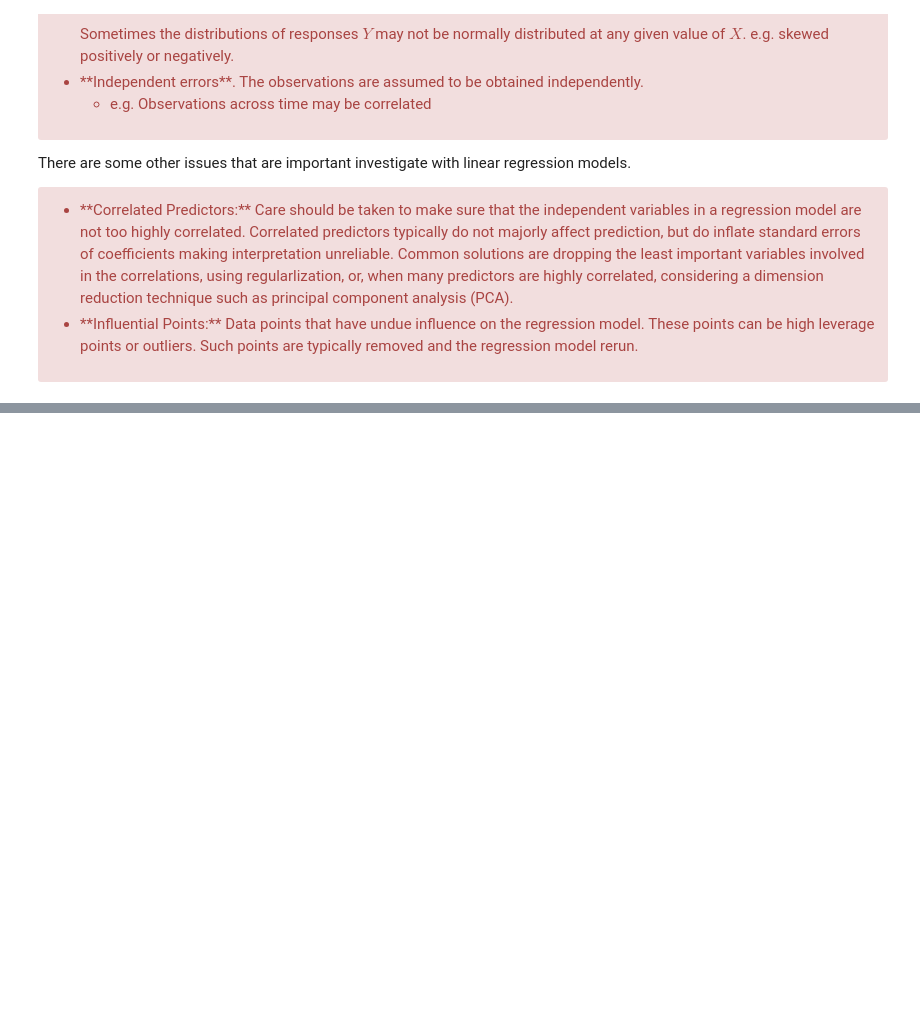
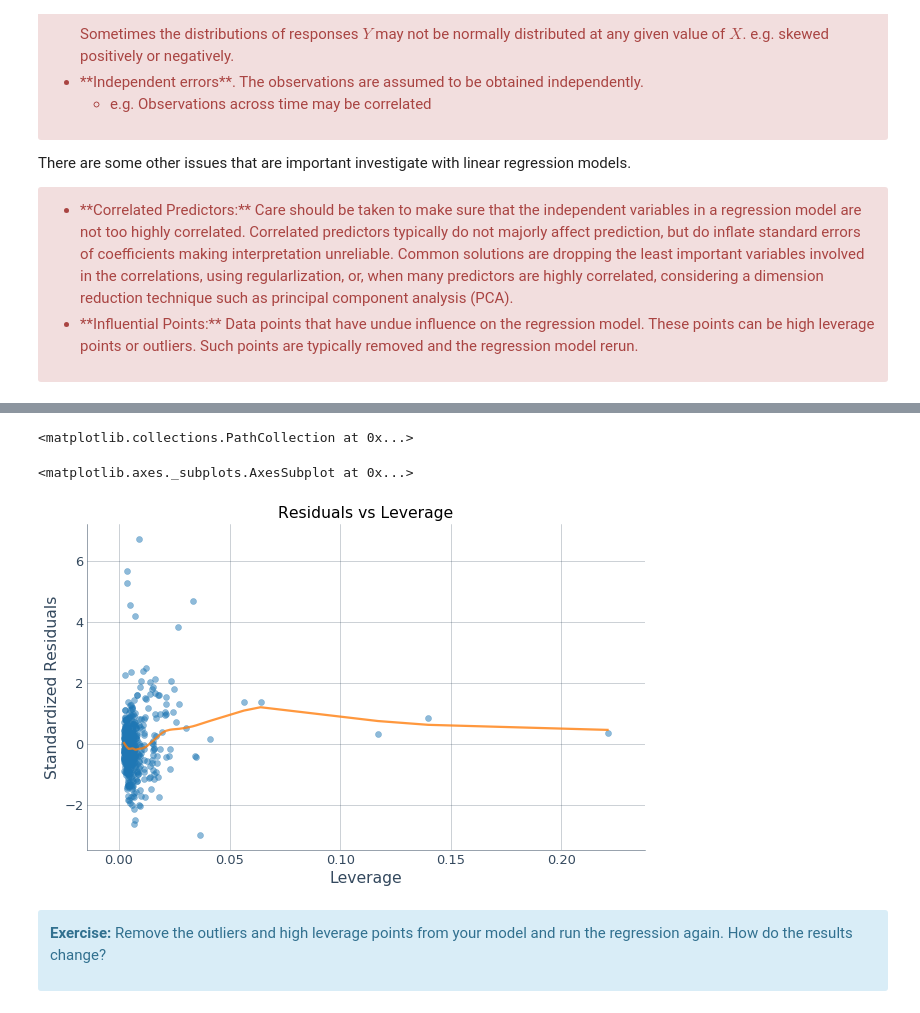
Before and after one commit to b-gibbs/data_science, a Jupyter notebook: Machine Learning/Linear Regression/Mini_Project_Linear_Regression.ipynb, the cells around one changed output, grey strips where cells are left out. Drawn from its saved outputs; the diff is of its cells as text; code cells hidden in the pictures; blank space fills up the shorter version.

```diff
--- a/Machine Learning/Linear Regression/Mini_Project_Linear_Regression.ipynb
+++ b/Machine Learning/Linear Regression/Mini_Project_Linear_Regression.ipynb
@@ -2531,0 +1290,25 @@ R-square: 0.965780204182371
+# %%
+# normalized residuals
+model_norm_residuals = m_3.get_influence().resid_studentized_internal
+
+# leverage, from statsmodels internals
+model_leverage = m_3.get_influence().hat_matrix_diag
+
+plt.scatter(model_leverage, model_norm_residuals, alpha=0.5)
+sns.regplot(model_leverage, model_norm_residuals,
+            scatter=False,
+            ci=False,
+            lowess=True,
+            line_kws={'color': 'C1', 'alpha': 0.8})
+
+_ = plt.title('Residuals vs Leverage')
+_ = plt.xlabel('Leverage')
+_ = plt.ylabel('Standardized Residuals')
+# %% [output]
+<matplotlib.collections.PathCollection at 0x...>
+<matplotlib.axes._subplots.AxesSubplot at 0x...>
+[figure, added]
+# %% [markdown]
+<div class="alert alert-info">
+<p><b>Exercise:</b> Remove the outliers and high leverage points from your model and run the regression again. How do the results change?</p>
+</div>
```
Also changed, not shown: parts of 166 cells of this notebook, 9 other files.
